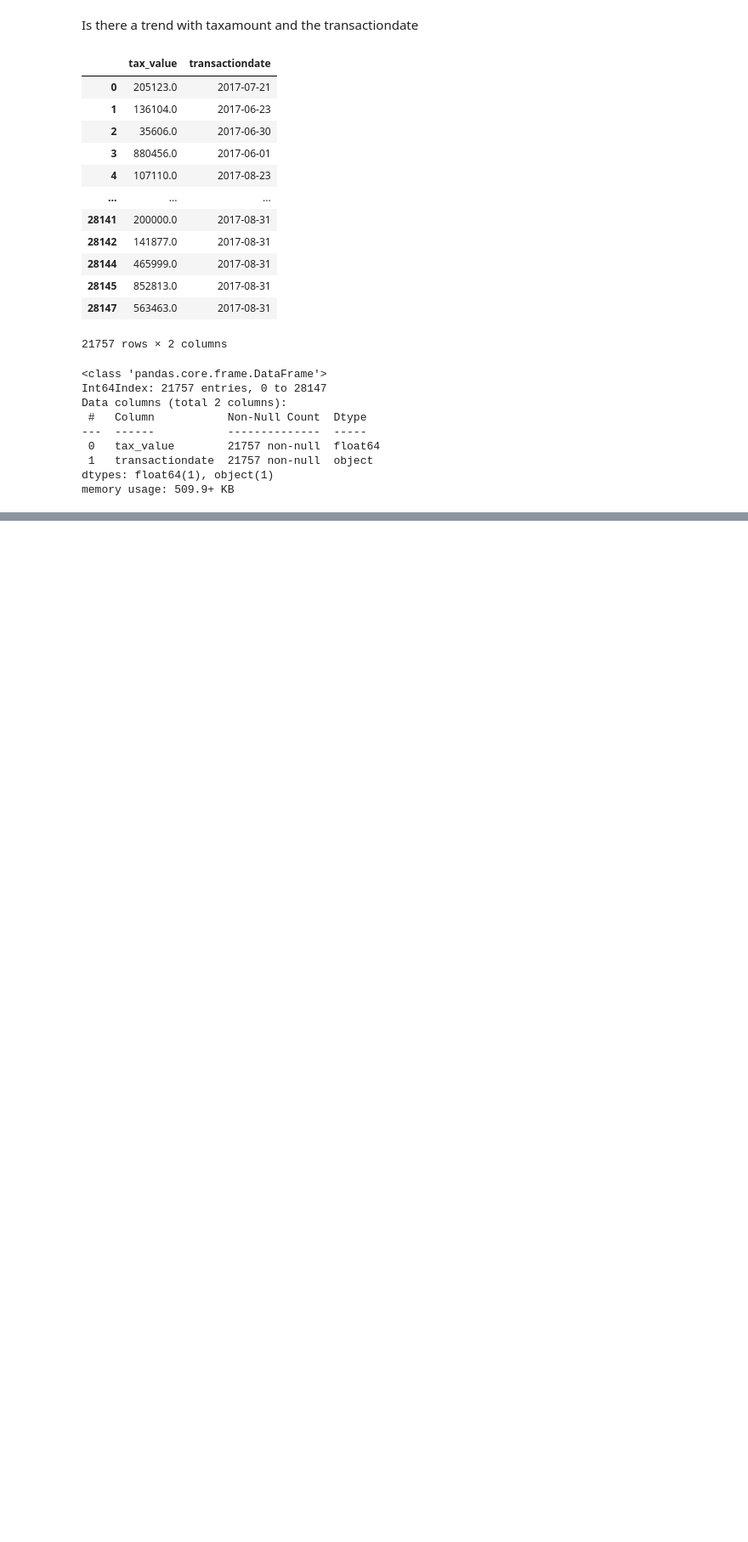
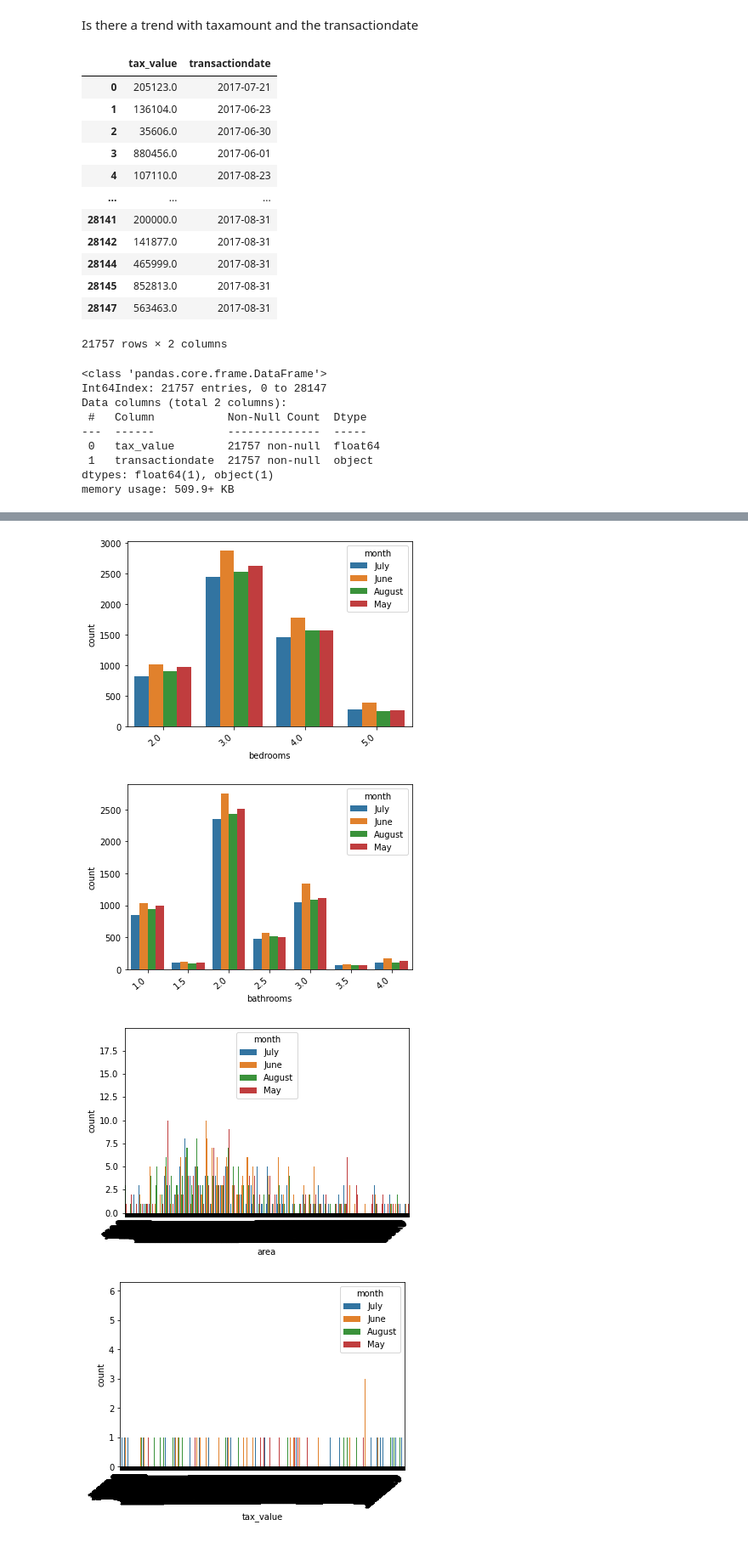
Before and after one commit to Joshua-C-Bryant/zillow_data_regression_project, a Jupyter notebook: exploration.ipynb, the cells around one changed output, grey strips where cells are left out. Shown at 85% size. Drawn from its saved outputs; the diff is of its cells as text; code cells hidden in the pictures; blank space fills up the shorter version.

```diff
--- a/exploration.ipynb
+++ b/exploration.ipynb
@@ -214,0 +243,10 @@ df[df.transactiondate.str.match('2017-05')]
+# %%
+for col in df.columns:
+    ax = sns.countplot(x=df[col], hue='month', data=df)
+    ax.set_xticklabels(ax.get_xticklabels(), rotation=40, ha="right")
+    plt.show()
+# %% [output]
+[figure, added]
+[figure, added]
+[figure, added]
+[figure, added]
```
Also changed, not shown: parts of 9 cells of this notebook.
